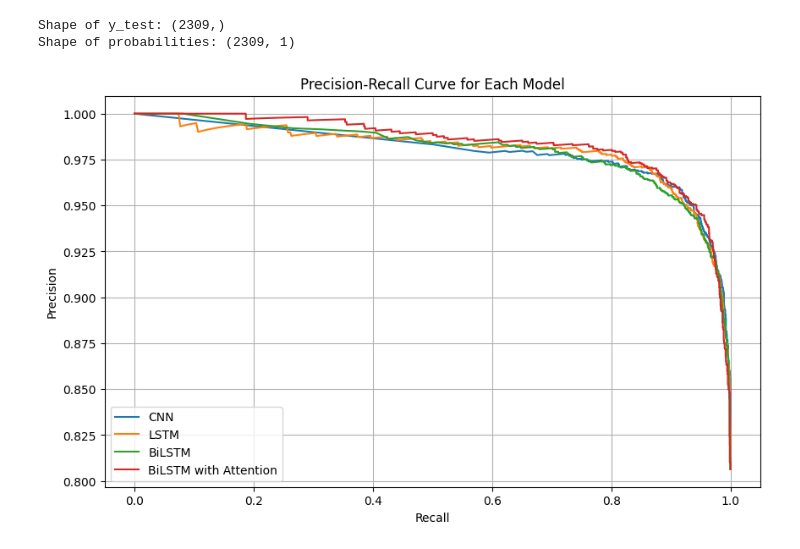
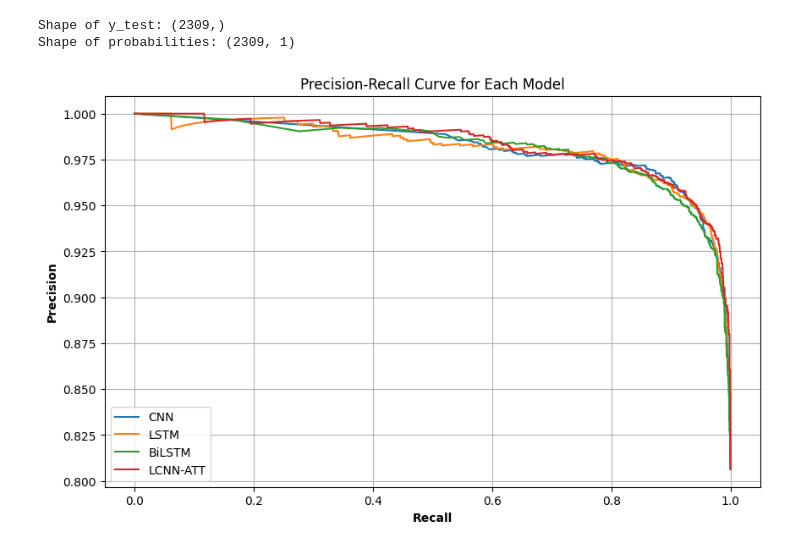
Before and after one commit to jeekay24/twitter-chat-analysis, a Jupyter notebook: analysis.ipynb, the cells around one changed output. Saved outputs shown, nothing was run; the diff lists cells and outputs as text; code cells hidden in the pictures.

```diff
--- a/analysis.ipynb
+++ b/analysis.ipynb
@@ -245,4 +284,4 @@ cnn_model.compile(loss='binary_crossentropy', optimizer='adam', metrics=['accura
 # %%
-cnn_model.fit(X_train, y_train, epochs=10, batch_size=64, validation_data=(X_test, y_test))
+history = cnn_model.fit(X_train, y_train, epochs=10, batch_size=32, validation_data=(X_test, y_test), verbose=1, validation_split=0.2, callbacks=[EarlyStopping(monitor='val_loss', patience=2), model_checkpoint])
 # %% [output]
 Epoch 1/10
@@ -315,14 +354,14 @@ from tensorflow.keras.layers import Bidirectional
 # %%
 # Build BiLSTM Model
 bilstm_model = Sequential()
-bilstm_model.add(Embedding(input_dim=5000, output_dim=64))
-bilstm_model.add(Bidirectional(LSTM(64, return_sequences=True)))
+bilstm_model.add(Embedding(input_dim=5000, output_dim=32))
+bilstm_model.add(Bidirectional(LSTM(32, return_sequences=True)))
 bilstm_model.add(GlobalMaxPooling1D())
-bilstm_model.add(Dense(64, activation='relu'))
+bilstm_model.add(Dense(32, activation='relu'))
 bilstm_model.add(Dense(1, activation='sigmoid'))
 # %%
 bilstm_model.compile(loss='binary_crossentropy', optimizer='adam', metrics=['accuracy'])
 # %%
-bilstm_model.fit(X_train, y_train, epochs=10, batch_size=64, validation_data=(X_test, y_test))
+bilstm_model.fit(X_train, y_train, epochs=10, batch_size=32, validation_data=(X_test, y_test))
 # %% [output]
 Epoch 1/10
@@ -466,0 +500,7 @@ Epoch 10/10
+# %%
+# Train the BiLSTM with Attention model
+bilstm_attention_history = bilstm_attention_model.fit(X_train, y_train, epochs=10, batch_size=64, validation_data=(X_test, y_test))
+
+# Store the training history
+bilstm_attention_train_accuracy = bilstm_attention_history.history['accuracy']
+bilstm_attention_train_loss = bilstm_attention_history.history['loss']
@@ -708,25 +751,25 @@ Shape of probabilities: (2309, 1)
 # %%
 from sklearn.metrics import precision_recall_curve
 import matplotlib.pyplot as plt
 
 plt.figure(figsize=(10, 6))
 
 # Models and their predicted probabilities
-models = ["CNN", "LSTM", "BiLSTM", "BiLSTM with Attention"]
+models = ["CNN", "LSTM", "BiLSTM", "LCNN-ATT"]
 probabilities = [cnn_probabilities, lstm_probabilities, bilstm_probabilities, bilstm_attention_probabilities]
 
 for model_name, probs in zip(models, probabilities):
     precision, recall, _ = precision_recall_curve(true_labels, probs)
     plt.plot(recall, precision, label=model_name)
 
-plt.xlabel('Recall')
-plt.ylabel('Precision')
+plt.xlabel('Recall',fontweight='bold')
+plt.ylabel('Precision',fontweight='bold')
 plt.title('Precision-Recall Curve for Each Model')
 plt.legend()
 plt.grid(True)
 plt.show()
 # %% [output]
-[figure, old version]
+[figure, new version]
 # %%
 from sklearn.metrics import f1_score
 import matplotlib.pyplot as plt
```
Also changed, not shown: parts of 29 cells of this notebook, 1 other file.
